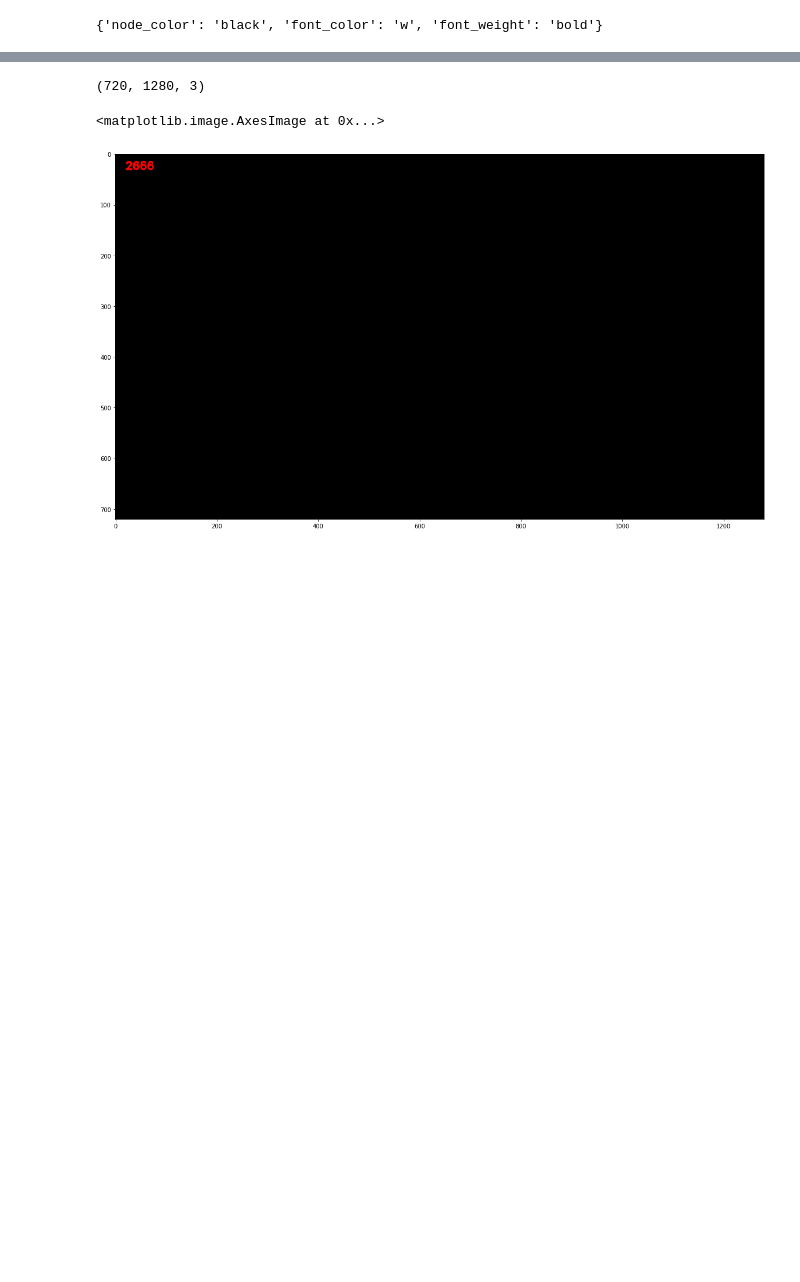
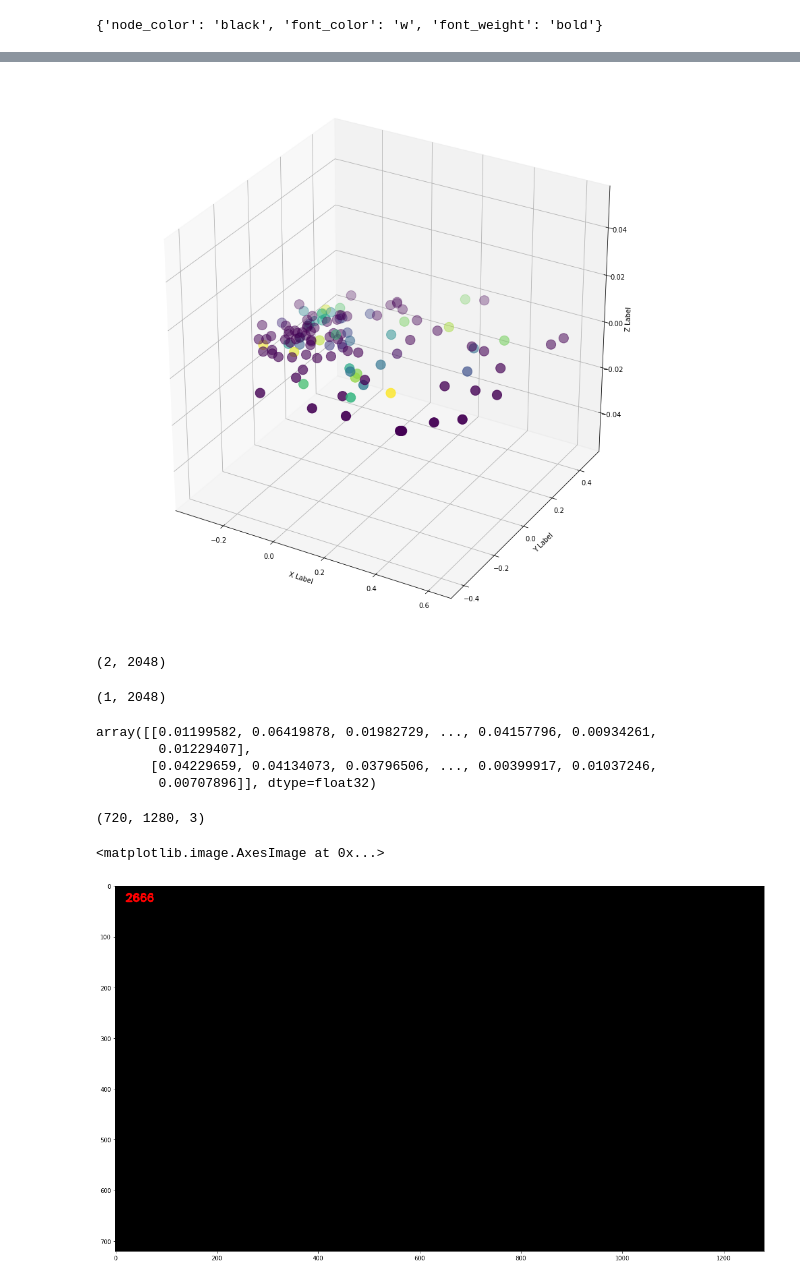
Before and after one commit to IgorHoholko/clustering, a Jupyter notebook: Untitled.ipynb, the cells around one changed output, grey strips where cells are left out. Drawn from its saved outputs; the diff is of its cells as text; code cells hidden in the pictures; blank space fills up the shorter version.

```diff
--- a/Untitled.ipynb
+++ b/Untitled.ipynb
@@ -297,3 +358,53 @@ NameError: name 'A' is not defined
+# %%
+from mpl_toolkits.mplot3d import Axes3D  # noqa: F401 unused import
+
+import matplotlib.pyplot as plt
+import numpy as np
+
+# Fixing random state for reproducibility
+np.random.seed(19680801)
+
+
+def randrange(n, vmin, vmax):
+    '''
+    Helper function to make an array of random numbers having shape (n, )
+    with each number distributed Uniform(vmin, vmax).
+    '''
+    return (vmax - vmin)*np.random.rand(n) + vmin
+
+fig = plt.figure(figsize=(15, 15))
+ax = fig.add_subplot(111, projection='3d')
+
+n = 100
+
+# For each set of style and range settings, plot n random points in the box
+# defined by x in [23, 32], y in [0, 100], z in [zlow, zhigh].
+
+ax.scatter(*zip(*points), c = colors , s = 200)
+
+ax.set_xlabel('X Label')
+ax.set_ylabel('Y Label')
+ax.set_zlabel('Z Label')
+
+plt.show()
+# %% [output]
+[figure, added]
+# %%
+c = L.SubClusters.centers
+c.shape
+# %% [output]
+(2, 2048)
+# %%
+np.delete(c, 1, axis=0).shape
+# %% [output]
+(1, 2048)
+# %%
+c
+# %% [output]
+array([[0.01199582, 0.06419878, 0.01982729, ..., 0.04157796, 0.00934261,
+        0.01229407],
+       [0.04229659, 0.04134073, 0.03796506, ..., 0.00399917, 0.01037246,
+        0.00707896]], dtype=float32)
 # %%
 import cv2
 import matplotlib.pyplot as plt
```
Also changed, not shown: parts of 25 cells of this notebook, 3 other files.
